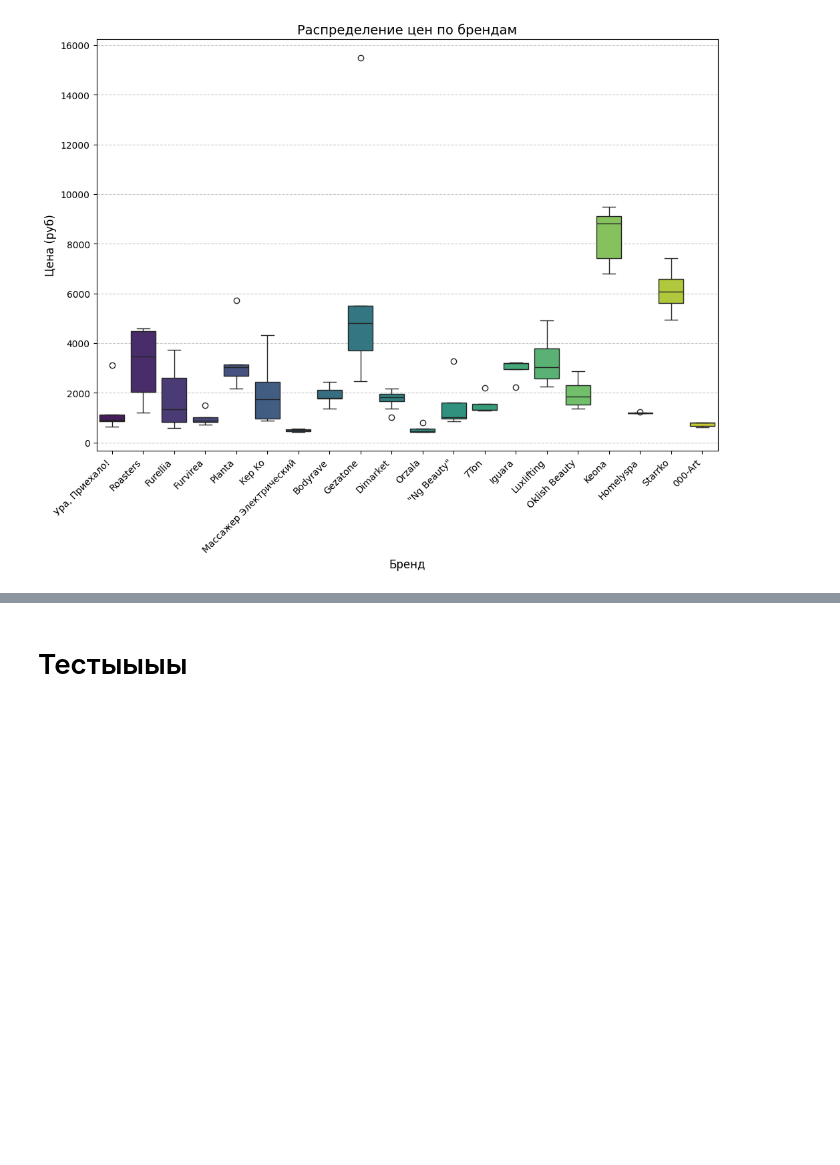
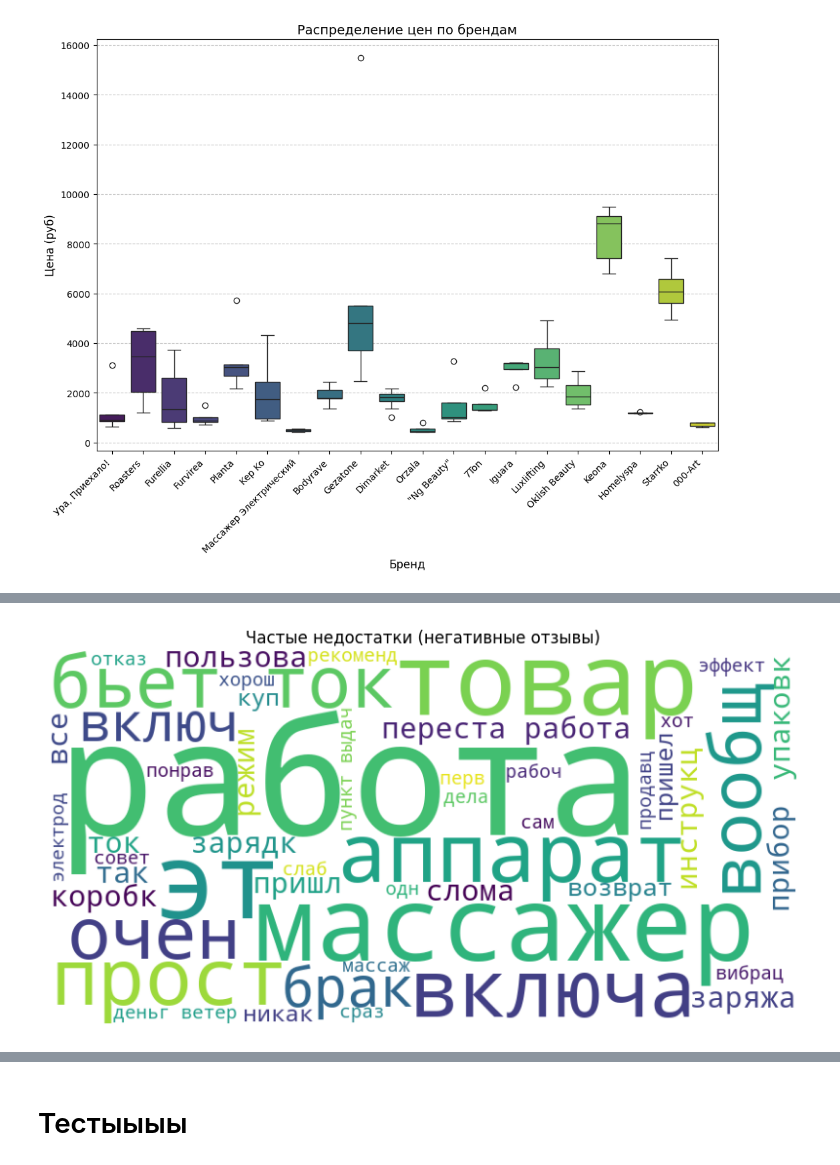
Before and after one commit to nekitmilk/ElectroPunk, a Jupyter notebook: src/notebooks/analisys.ipynb, the cells around one changed output, grey strips where cells are left out. Saved outputs shown, nothing was run; the diff lists cells and outputs as text; code cells hidden in the pictures; blank space fills up the shorter version.

```diff
--- a/src/notebooks/analisys.ipynb
+++ b/src/notebooks/analisys.ipynb
@@ -823,0 +836,6 @@ Passing `palette` without assigning `hue` is deprecated and will be removed in v
+# %%
+# Для негативных отзывов (недостатки)
+all_negative = " ".join(negative['full_text_clean'])
+generate_wordcloud(all_negative, 'Частые недостатки (негативные отзывы)')
+# %% [output]
+[figure, added]
```
Also changed, not shown: parts of 18 cells of this notebook.
